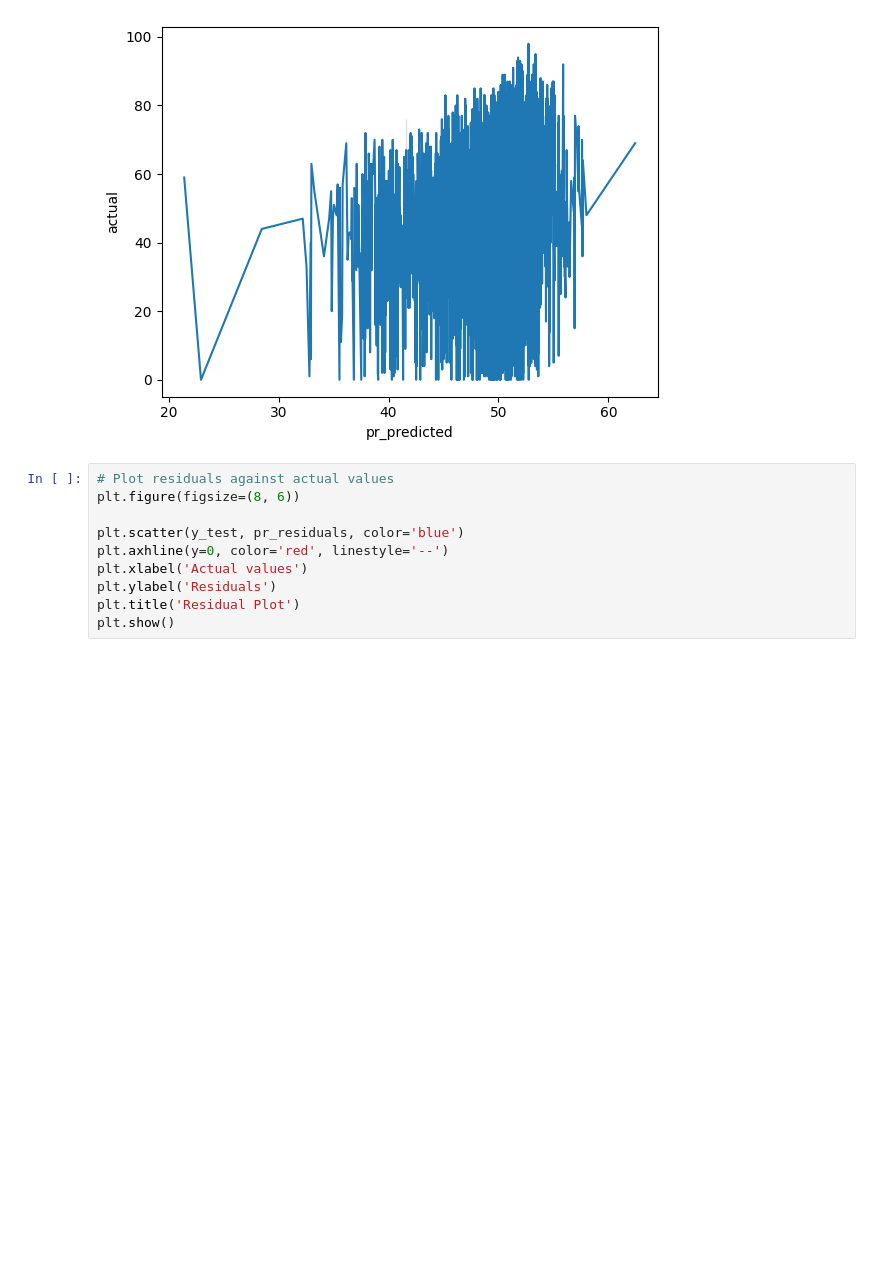
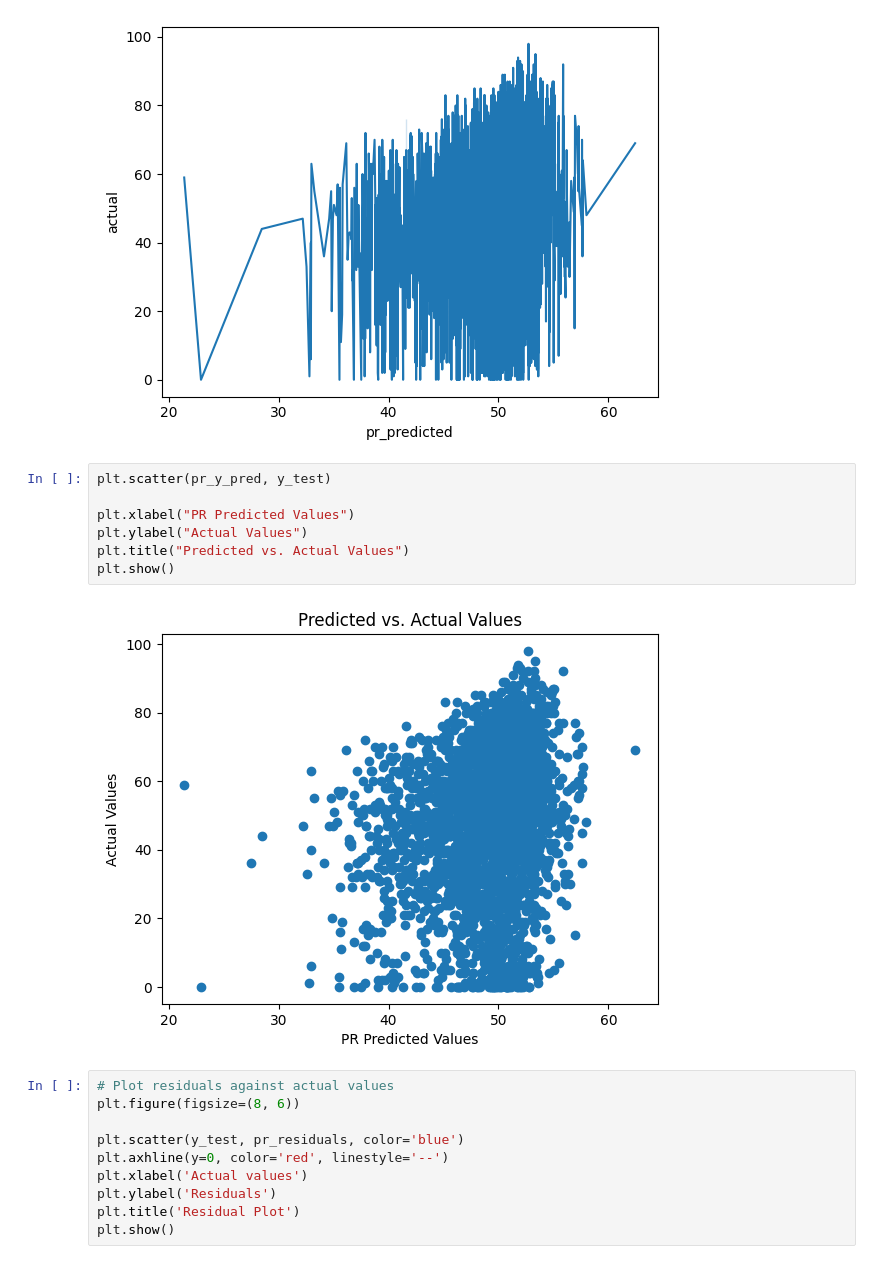
Before and after one commit to mahnsi/Group22FinalProject, a Jupyter notebook: group22FinalProject.ipynb, the cells around one changed output. Saved outputs shown, nothing was run; the diff lists cells and outputs as text; blank space fills up the shorter version.

Commit message:
scatterplot

```diff
--- a/group22FinalProject.ipynb
+++ b/group22FinalProject.ipynb
@@ -546,6 +546,15 @@ sns.lineplot(data=df, x='pr_predicted', y='actual')
 # %% [output]
 <Axes: xlabel='pr_predicted', ylabel='actual'>
 [figure]
+# %%
+plt.scatter(pr_y_pred, y_test)
+
+plt.xlabel("PR Predicted Values")
+plt.ylabel("Actual Values")
+plt.title("Predicted vs. Actual Values")
+plt.show()
+# %% [output]
+[figure, added]
 # %%
 # Plot residuals against actual values
 plt.figure(figsize=(8, 6))
```
